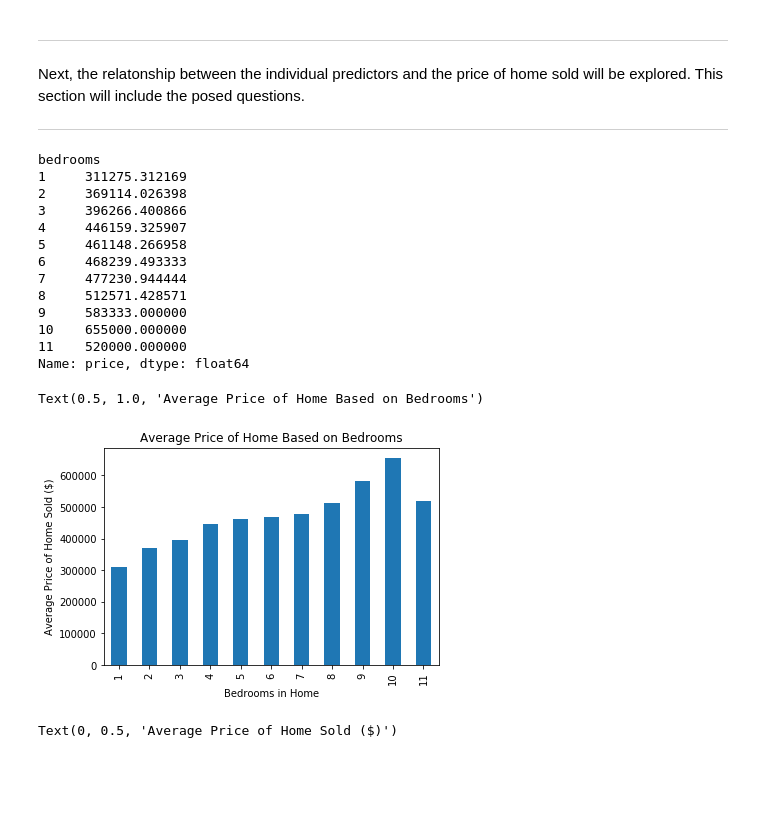
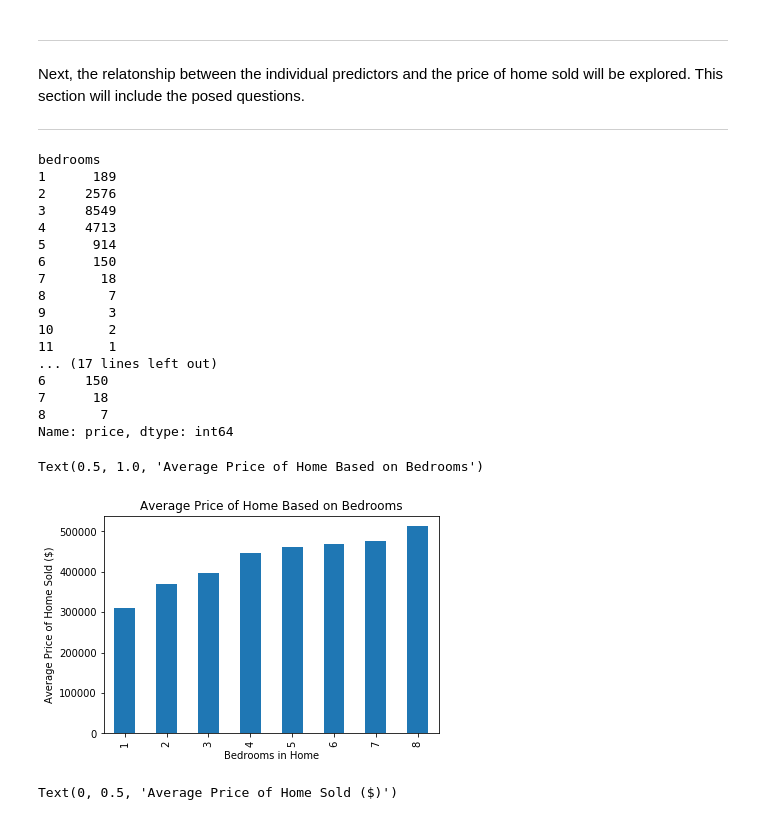
Before and after one commit to stacyshingleton/dsc-v2-mod1-final-project-online-ds-sp-000, a Jupyter notebook: ModuleOneProject.ipynb, the cells around one changed output. Cells and saved outputs as stored; diff of their text form; code cells hidden in the pictures; blank space fills up the shorter version.

```diff
--- a/ModuleOneProject.ipynb
+++ b/ModuleOneProject.ipynb
@@ -250,29 +256,42 @@ Next, the relatonship between the individual predictors and the price of home so
 ****
 # %%
 # grouping price by number of bedrooms
+# this is interesting because the mean price of the homes drops when there are 11 bedrooms
+# there are <5 homes with 9, 10 or 11 bedrooms (each) - going to drop those row
+# will run ols regression model with and without bedroom drops
+
+print(df.groupby(['bedrooms'])['price'].count())
 
 dbr = df.copy()
+dbr = dbr.loc[df['bedrooms'] < 9,:]
+
 print(dbr.groupby(['bedrooms'])['price'].mean())
+print(dbr.groupby(['bedrooms'])['price'].count())
+
 ax = dbr.groupby(['bedrooms'])['price'].mean().plot(kind = 'bar')
 ax.set_xlabel("Bedrooms in Home")
 ax.set_ylabel("Average Price of Home Sold ($)")
 ax.set_title("Average Price of Home Based on Bedrooms")
 # %% [output]
 bedrooms
-1     311275.312169
-2     369114.026398
-3     396266.400866
-4     446159.325907
-5     461148.266958
-6     468239.493333
-7     477230.944444
-8     512571.428571
-9     583333.000000
-10    655000.000000
-11    520000.000000
-Name: price, dtype: float64
+1      189
+2     2576
+3     8549
+4     4713
+5      914
+6      150
+7       18
+8        7
+9        3
+10       2
+11       1
+... (17 lines left out)
+6     150
+7      18
+8       7
+Name: price, dtype: int64
 Text(0.5, 1.0, 'Average Price of Home Based on Bedrooms')
-[figure, old version]
+[figure, new version]
 # %%
 # grouping price by number of bathrooms
 
```
Also changed, not shown: parts of 14 cells of this notebook, 4 other files.
